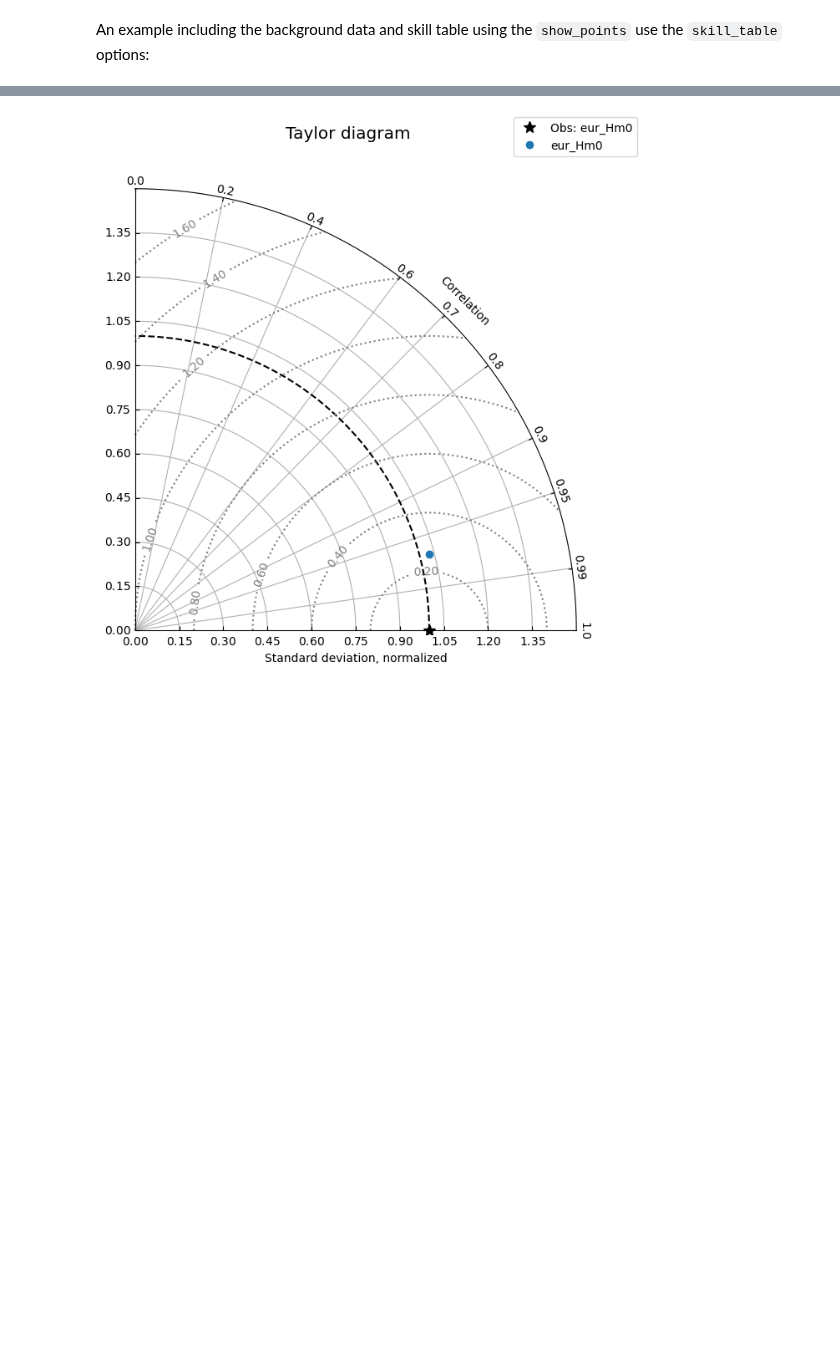
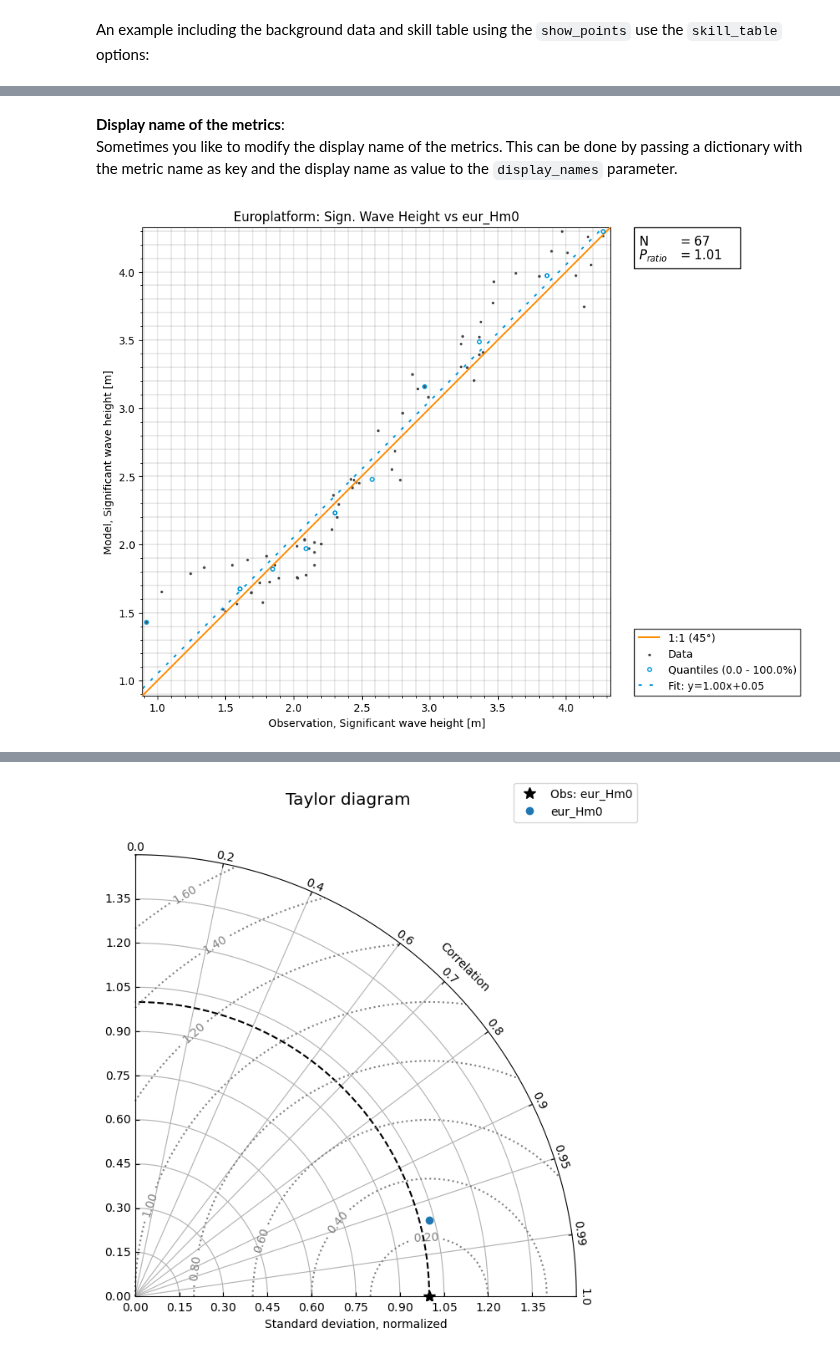
Before and after one commit to DHI/modelskill, a Jupyter notebook: notebooks/Simple_timeseries_compare.ipynb, the cells around one changed output, grey strips where cells are left out. Drawn from its saved outputs; the diff is of its cells as text; code cells hidden in the pictures; blank space fills up the shorter version.

Commit message:
Update names

```diff
--- a/notebooks/Simple_timeseries_compare.ipynb
+++ b/notebooks/Simple_timeseries_compare.ipynb
@@ -55,0 +56,7 @@ cmp.plot.scatter(fit_to_quantiles=True, show_points=True, skill_table=True, show
+# %% [markdown]
+**Display name of the metrics**:
+Sometimes you like to modify the display name of the metrics. This can be done by passing a dictionary with the metric name as key and the display name as value to the `display_names` parameter.
+# %%
+cmp.plot.scatter(skill_table={'$P_{ratio}$':'pr'});
+# %% [output]
+[figure, added]
```
Also changed, not shown: parts of 3 cells of this notebook, 4 other files.
